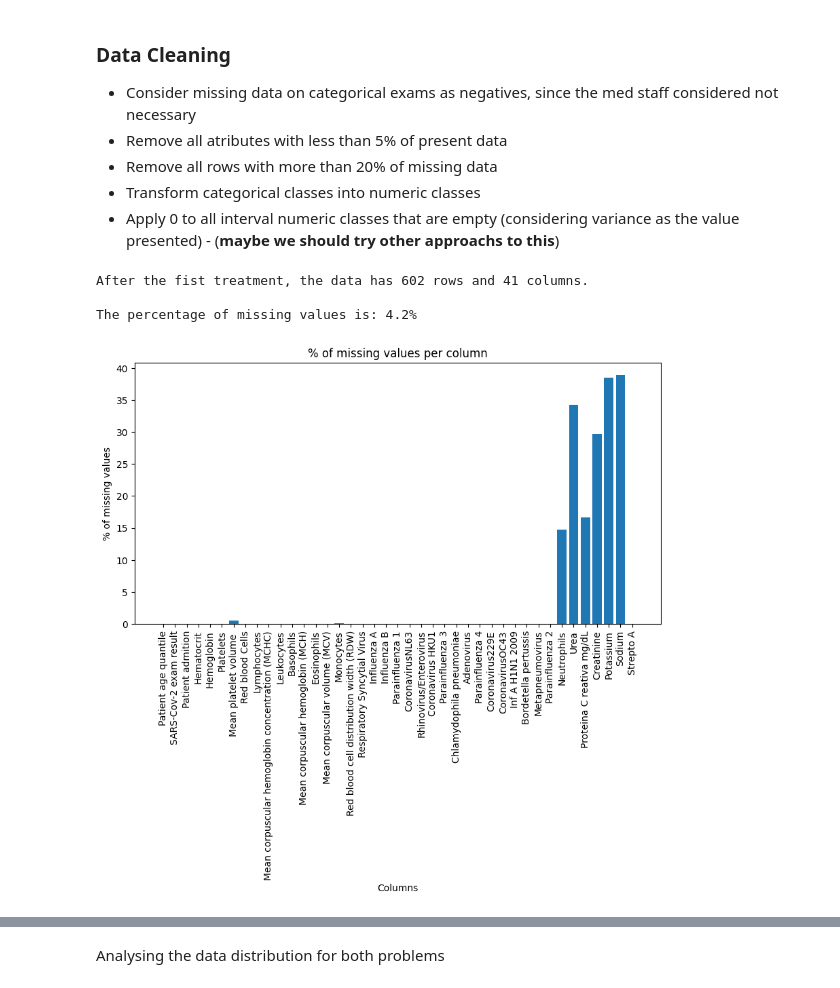
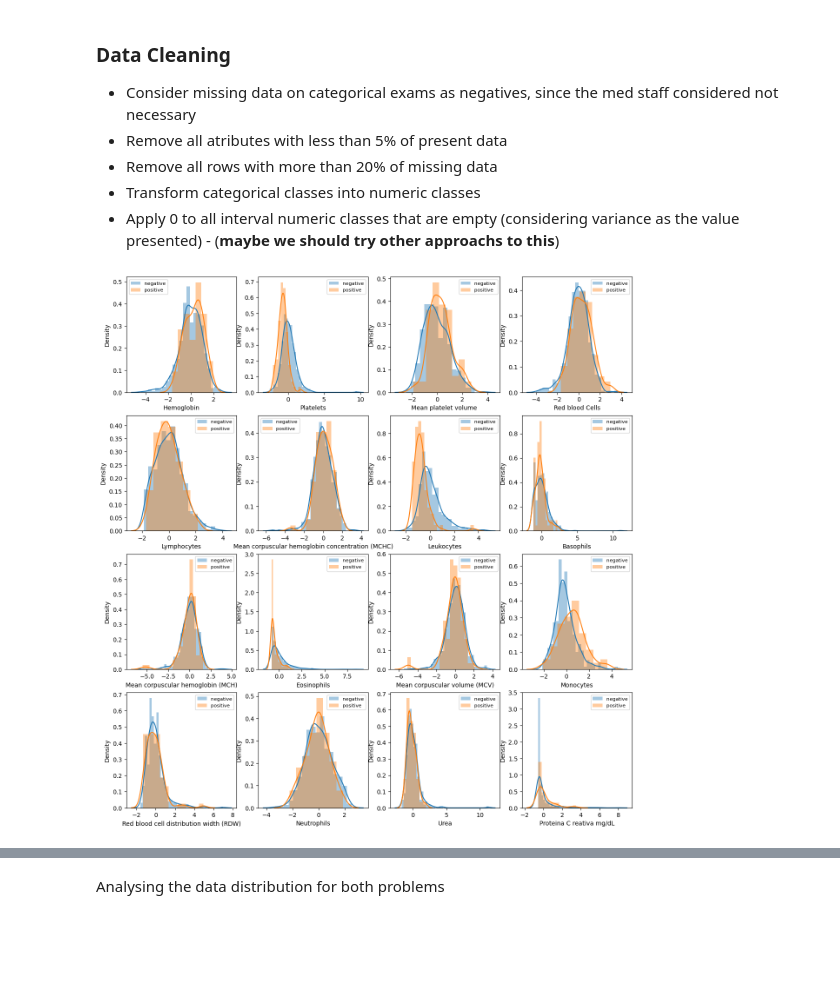
Before and after one commit to fsbertoglio/Machine-Learning-Labs, a Jupyter notebook: T1/covid_analysis.ipynb, the cells around one changed output, grey strips where cells are left out. Saved outputs shown, nothing was run; the diff lists cells and outputs as text; code cells hidden in the pictures; blank space fills up the shorter version.

```diff
--- a/T1/covid_analysis.ipynb
+++ b/T1/covid_analysis.ipynb
@@ -61,0 +92,13 @@ sns.heatmap(data.isna(), cbar=False)
+# %%
+bin_attributes = ['Respiratory Syncytial Virus', 'Influenza A', 'Influenza B', 'Parainfluenza 1',
+                'CoronavirusNL63', 'Rhinovirus/Enterovirus', 'Coronavirus HKU1', 'Parainfluenza 3',
+                'Chlamydophila pneumoniae', 'Adenovirus', 'Parainfluenza 4', 'Coronavirus229E',
+                'CoronavirusOC43', 'Inf A H1N1 2009', 'Bordetella pertussis', 'Metapneumovirus', 'Parainfluenza 2', 'Strepto A']
+
+for col_name in bin_attributes:
+    data[col_name].fillna('negative', inplace=True)
+
+data.replace(to_replace='not_detected', value=int(0), inplace=True)
+data.replace(to_replace='detected', value=int(1), inplace=True)
+data.replace(to_replace='negative', value=int(0), inplace=True)
+data.replace(to_replace='positive', value=int(1), inplace=True)
@@ -62,46 +107,17 @@ sns.heatmap(data.isna(), cbar=False)
 # %%
-bin_atributes = ['Respiratory Syncytial Virus', 'Influenza A', 'Influenza B', 'Parainfluenza 1',
-                'CoronavirusNL63', 'Rhinovirus/Enterovirus', 'Coronavirus HKU1', 'Parainfluenza 3',
-                'Chlamydophila pneumoniae', 'Adenovirus', 'Parainfluenza 4', 'Coronavirus229E',
-                'CoronavirusOC43', 'Inf A H1N1 2009', 'Bordetella pertussis', 'Metapneumovirus', 'Parainfluenza 2', 'Strepto A']
-for col_name, col in data.items():
-    if col_name in bin_atributes:
-        col.fillna(0, inplace=True)
-
-data.drop_duplicates(inplace=True)
-for col_name, col in data.items():
-    if data[col_name].isna().sum()/data.shape[0] > 0.95:
-        data.drop([col_name], axis=1, inplace=True)
-for row_index, row in data.iterrows():
-    if row.isna().sum()/data.shape[1] > 0.20:
-        data.drop([row_index], inplace=True)
-
-data.drop(['Patient ID', 'Influenza A, rapid test', 'Influenza B, rapid test'], axis=1, inplace=True)
-
-data.replace(to_replace='not_detected', value=0, inplace=True)
-data.replace(to_replace='detected', value=1, inplace=True)
-data.replace(to_replace='negative', value=0, inplace=True)
-data.replace(to_replace='positive', value=1, inplace=True)
 patient_admition = data['Patient addmited to semi-intensive unit (1=yes, 0=no)'] * 2 + data['Patient addmited to intensive care unit (1=yes, 0=no)'] *3 + data['Patient addmited to regular ward (1=yes, 0=no)']
 data.insert(3, 'Patient admition', patient_admition)
 data.drop(['Patient addmited to semi-intensive unit (1=yes, 0=no)', 'Patient addmited to intensive care unit (1=yes, 0=no)', 'Patient addmited to regular ward (1=yes, 0=no)'], axis=1, inplace=True)
-
-print(f'After the fist treatment, the data has {data.shape[0]} rows and {data.shape[1]} columns.\n')
-total_na_percentage = data.isna().sum().sum() / (data.shape[0] * data.shape[1]) * 100
-print(f'The percentage of missing values is: {total_na_percentage:.1f}%')
-fig, axes = plt.subplots(figsize=(10, 5))
-axes.bar(data.columns, data.isna().sum()/data.shape[0]*100)
-axes.set_title('% of missing values per column')
-axes.set_xlabel('Columns')
-axes.set_ylabel('% of missing values')
-plt.xticks(rotation=90)
-plt.show()
-
-for col_name, col in data.items():
-        col.fillna(col.mean(skipna=True), inplace=True)
-data.reset_index(inplace=True, drop=True)
-# %% [output]
-After the fist treatment, the data has 602 rows and 41 columns.
-
-The percentage of missing values is: 4.2%
-[figure, removed]
+# %%
+import warnings
+warnings.filterwarnings("ignore")
+columns = 4
+rows = 5
+fig=plt.figure(figsize=(15,20))
+for i in range(1,len(data.select_dtypes("float").columns)-3):
+    x = fig.add_subplot(rows, columns, i)
+    sns.distplot(data[data['SARS-Cov-2 exam result']== 0][data.select_dtypes("float").columns[i]], label='negative')
+    sns.distplot(data[data['SARS-Cov-2 exam result']== 1][data.select_dtypes("float").columns[i]], label='positive')
+    x.legend(prop={'size': 8})
+# %% [output]
+[figure, added]
```
Also changed, not shown: parts of 22 cells of this notebook, 1 other file.
